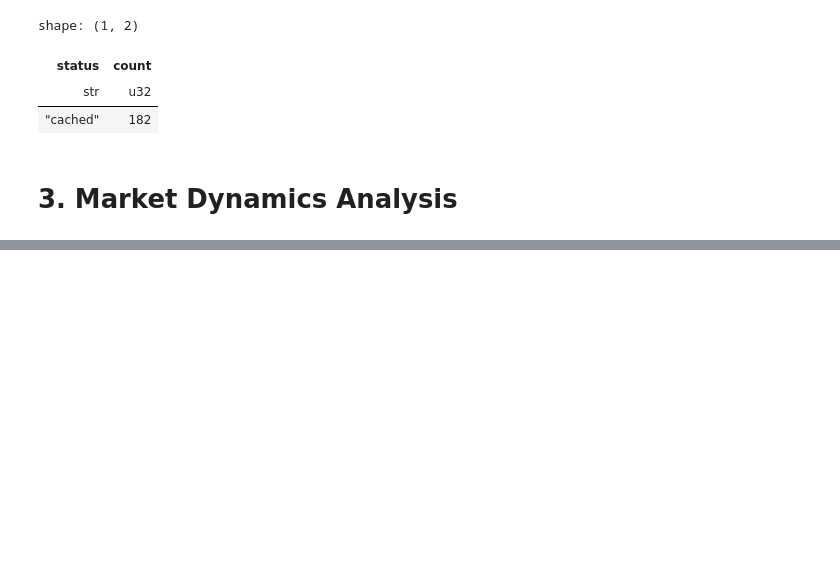
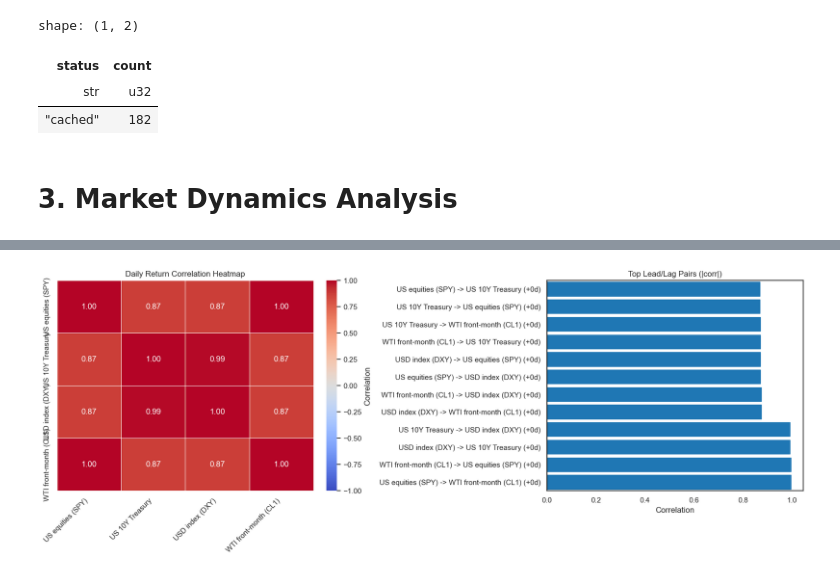
Before and after one commit to kecheng-shi/Nexus-data-preprocessing, a Jupyter notebook: Nexus Data Analysis.ipynb, the cells around one changed output, grey strips where cells are left out. Drawn from its saved outputs; the diff is of its cells as text; code cells hidden in the pictures; blank space fills up the shorter version.

```diff
--- a/Nexus Data Analysis.ipynb
+++ b/Nexus Data Analysis.ipynb
@@ -515,0 +863,52 @@ shape: (1, 2)
+# %%
+# Plot daily correlation structure and lead/lag signals
+import matplotlib.pyplot as plt
+import seaborn as sns
+
+sns.set_theme(style="white")
+
+daily_corr = daily_pd.corr()
+
+fig, axes = plt.subplots(1, 2, figsize=(16, 6), constrained_layout=True)
+
+sns.heatmap(
+    daily_corr,
+    cmap="coolwarm",
+    vmin=-1,
+    vmax=1,
+    annot=True,
+    fmt=".2f",
+    linewidths=0.5,
+    cbar_kws={"label": "Correlation"},
+    ax=axes[0],
+)
+axes[0].set_title("Daily Return Correlation Heatmap")
+plt.setp(axes[0].get_xticklabels(), rotation=45, ha="right")
+
+lead_plot = lead_lag_table.copy()
+if not lead_plot.empty:
+    lead_plot["label"] = lead_plot.apply(
+        lambda row: f"{row['driver']} -> {row['response']} ({row['lag_days']:+}d)",
+        axis=1,
+    )
+    lead_plot = lead_plot.sort_values("corr")
+    sns.barplot(
+        data=lead_plot,
+        x="corr",
+        y="label",
+        ax=axes[1],
+        color="#1f77b4",
+    )
+    for patch, corr in zip(axes[1].patches, lead_plot["corr"]):
+        patch.set_color("#1f77b4" if corr >= 0 else "#d62728")
+    axes[1].axvline(0, color="black", linewidth=1)
+    axes[1].set_title("Top Lead/Lag Pairs (|corr|)")
+    axes[1].set_xlabel("Correlation")
+    axes[1].set_ylabel("")
+else:
+    axes[1].text(0.5, 0.5, "No lead/lag relationships detected", transform=axes[1].transAxes, ha="center", va="center")
+    axes[1].axis("off")
+
+plt.show()
+# %% [output]
+[figure, added]
```
Also changed, not shown: parts of 15 cells of this notebook, 2 other files.
